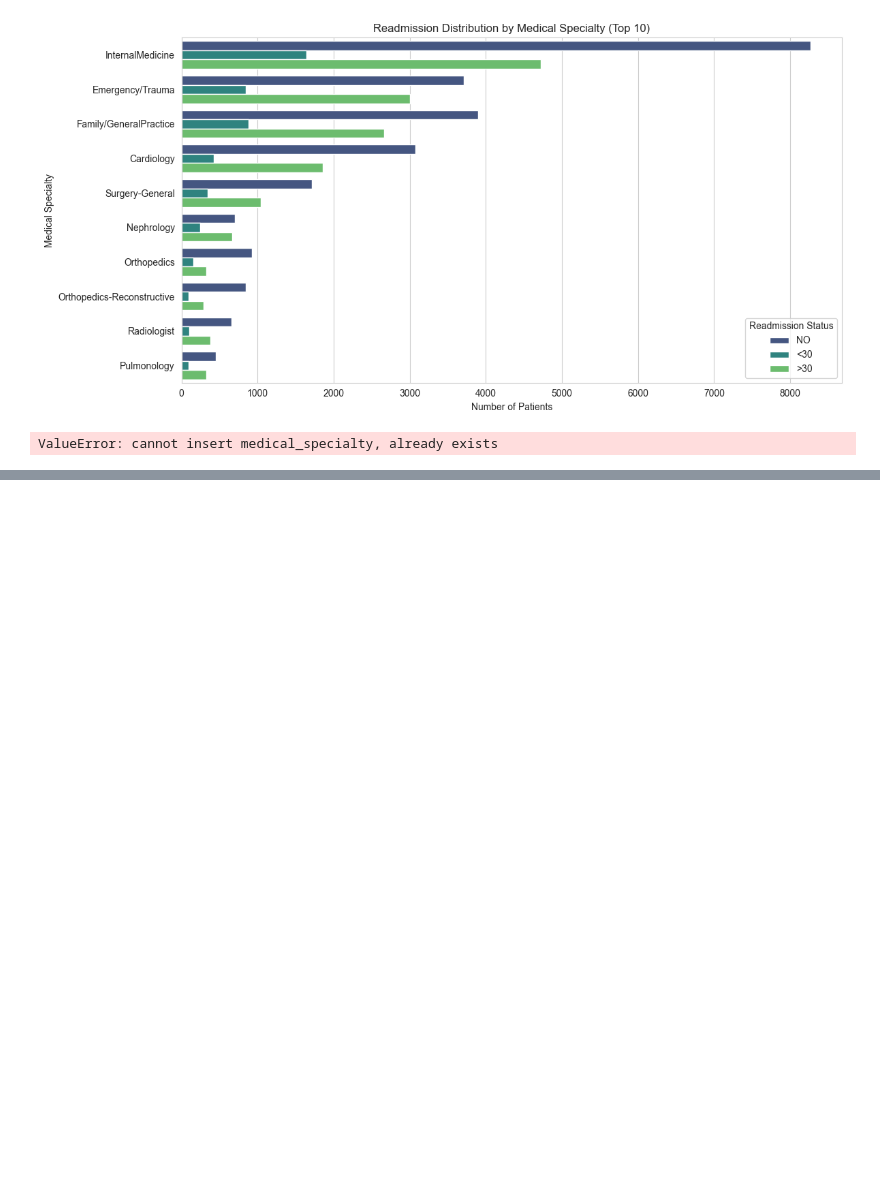
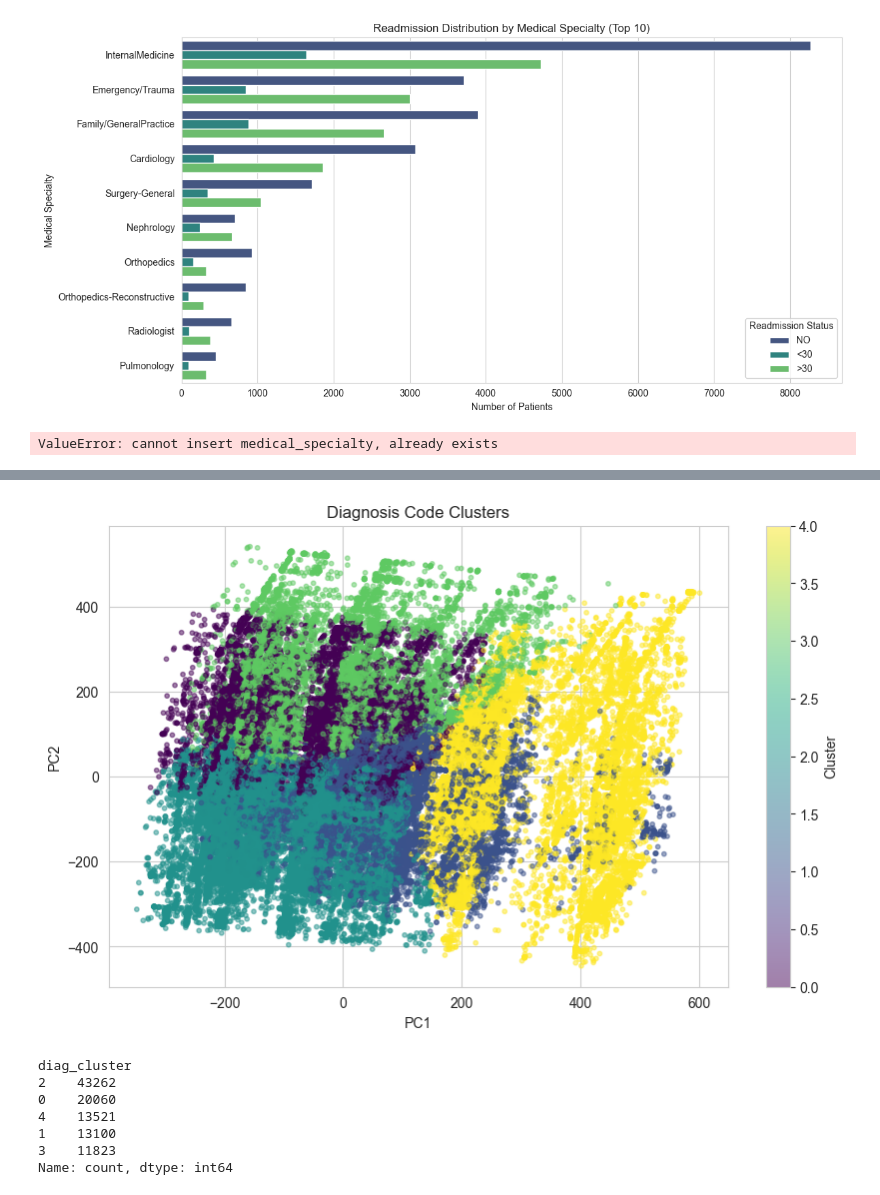
Before and after one commit to Suhxs-Reddy/DShospitalproject, a Jupyter notebook: IsolationForest.ipynb, the cells around one changed output, grey strips where cells are left out. Saved outputs shown, nothing was run; the diff lists cells and outputs as text; code cells hidden in the pictures; blank space fills up the shorter version.

```diff
--- a/IsolationForest.ipynb
+++ b/IsolationForest.ipynb
@@ -1063,0 +461,49 @@ print(f"  4. Integrate with clustering results for patient segmentation")
+# %%
+from sklearn.cluster import KMeans
+from sklearn.decomposition import PCA
+import matplotlib.pyplot as plt
+
+# Load data
+df = pd.read_csv("data/diabetic_data.csv")
+
+# Handle missing values
+df['diag_1'] = df['diag_1'].replace('?', 'Unknown')
+df['diag_2'] = df['diag_2'].replace('?', 'Unknown')
+df['diag_3'] = df['diag_3'].replace('?', 'Unknown')
+
+# Encode diagnosis codes
+le = LabelEncoder()
+diag_encoded = pd.DataFrame({
+    'diag_1': le.fit_transform(df['diag_1'].astype(str)),
+    'diag_2': le.fit_transform(df['diag_2'].astype(str)),
+    'diag_3': le.fit_transform(df['diag_3'].astype(str))
+})
+
+# Apply K-means
+kmeans = KMeans(n_clusters=5, random_state=42)
+clusters = kmeans.fit_predict(diag_encoded)
+
+# Visualize with PCA
+pca = PCA(n_components=2)
+diag_pca = pca.fit_transform(diag_encoded)
+
+plt.figure(figsize=(10, 6))
+plt.scatter(diag_pca[:, 0], diag_pca[:, 1], c=clusters, cmap='viridis', alpha=0.5, s=10)
+plt.colorbar(label='Cluster')
+plt.title('Diagnosis Code Clusters')
+plt.xlabel('PC1')
+plt.ylabel('PC2')
+plt.show()
+
+# Add to dataframe
+df['diag_cluster'] = clusters
+print(df['diag_cluster'].value_counts())
+# %% [output]
+[figure, added]
+diag_cluster
+2    43262
+0    20060
+4    13521
+1    13100
+3    11823
+Name: count, dtype: int64
```
Also changed, not shown: parts of 6 cells of this notebook.
